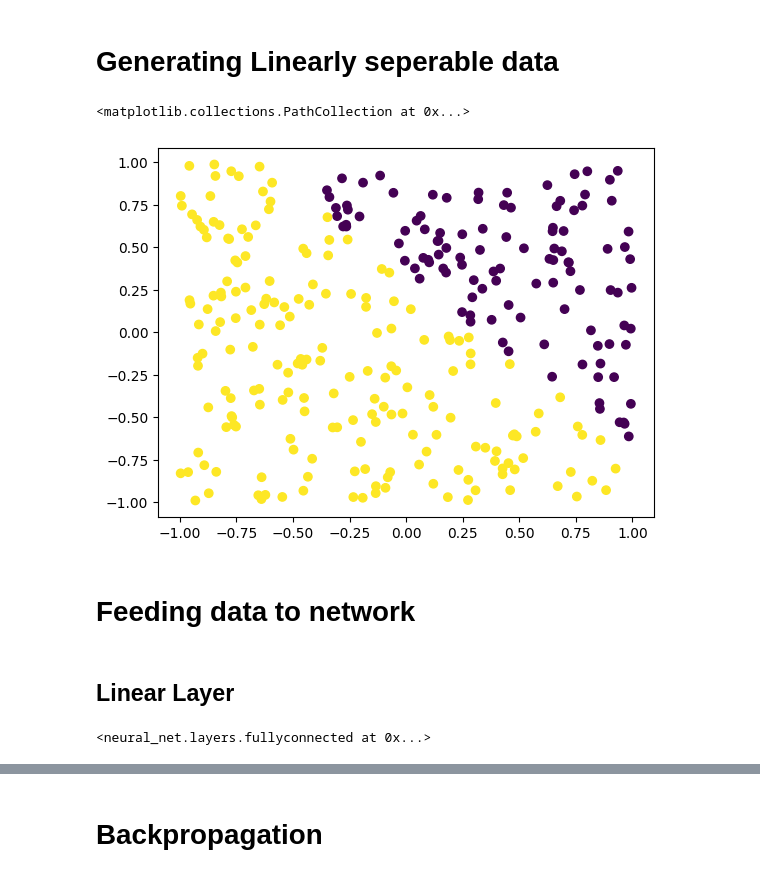
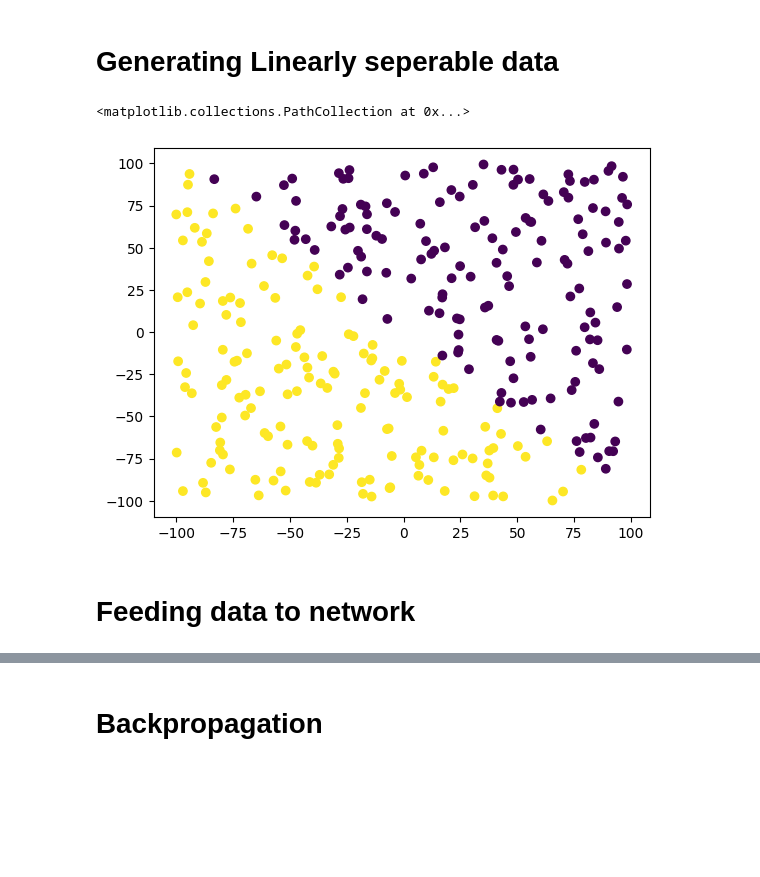
Before and after one commit to atkamara/deeplearning, a Jupyter notebook: module/Tutorials.ipynb, the cells around one changed output, grey strips where cells are left out. Cells and saved outputs as stored; diff of their text form; code cells hidden in the pictures; blank space fills up the shorter version.

```diff
--- a/module/Tutorials.ipynb
+++ b/module/Tutorials.ipynb
@@ -693,17 +693,11 @@ pandas.DataFrame(res.fetchall())
 # Generating Linearly seperable data
 # %%
 n,k = 300,2
-X = numpy.random.uniform(-100,1,size=(n,k))
+X = numpy.random.uniform(-100,100,size=(n,k))
 y = (X.sum(axis=1) < numpy.random.uniform(.3,.37,(len(X),))).reshape(-1,1)+0
 plt.scatter(x=X[:,0],y=X[:,1],c=y)
 # %% [output]
 <matplotlib.collections.PathCollection at 0x...>
-[figure, old version]
+[figure, new version]
 # %% [markdown]
 # Feeding data to network
-# %% [markdown]
-## Linear Layer
-# %%
-network.steps[0]
-# %% [output]
-<neural_net.layers.fullyconnected at 0x...>
```
Also changed, not shown: parts of 113 cells of this notebook, 2 other files.
